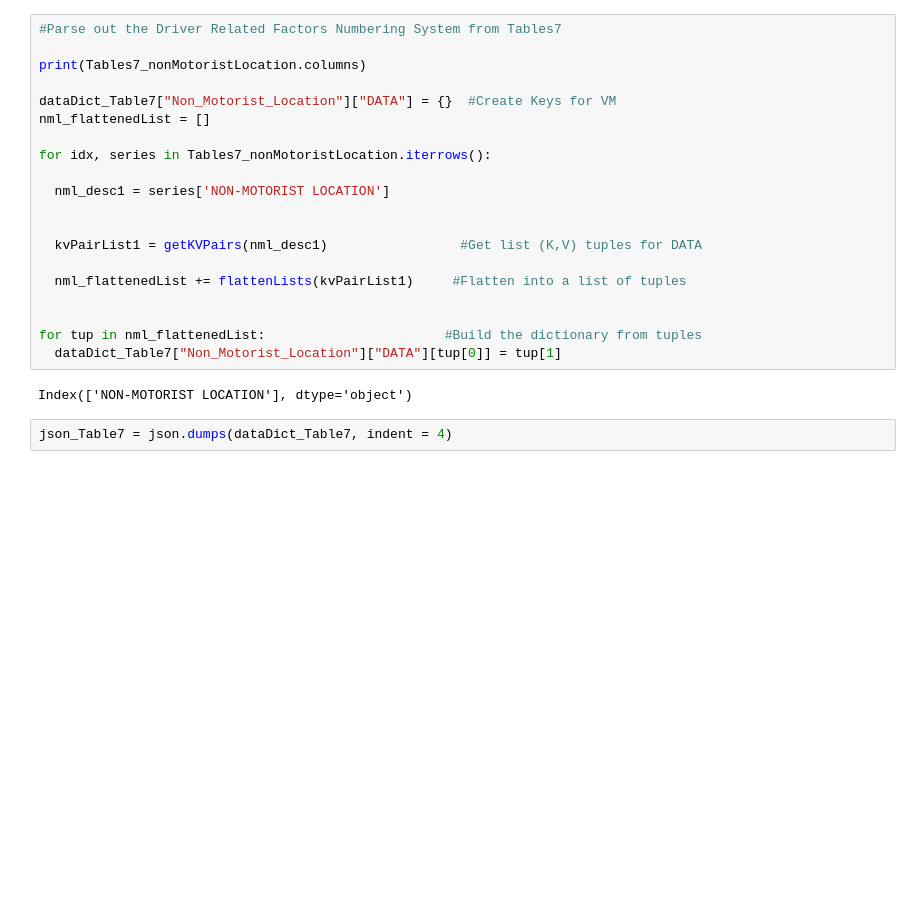
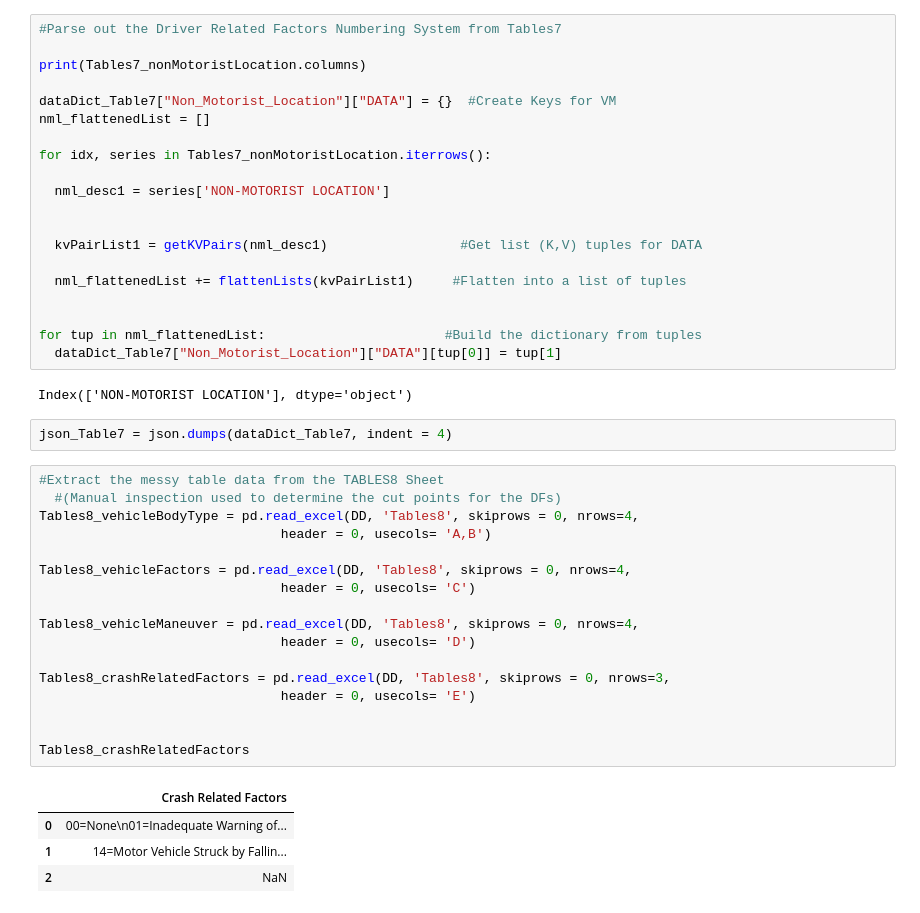
Before and after one commit to osullik/ic23050, a Jupyter notebook: DataDictionary.ipynb, the cells around one changed output. Cells and saved outputs as stored; diff of their text form; blank space fills up the shorter version.

```diff
--- a/DataDictionary.ipynb
+++ b/DataDictionary.ipynb
@@ -713,3 +713,25 @@ for tup in nml_flattenedList:                       #Build the dictionary from t
 Index(['NON-MOTORIST LOCATION'], dtype='object')
 # %%
 json_Table7 = json.dumps(dataDict_Table7, indent = 4)
+# %%
+#Extract the messy table data from the TABLES8 Sheet
+  #(Manual inspection used to determine the cut points for the DFs)
+Tables8_vehicleBodyType = pd.read_excel(DD, 'Tables8', skiprows = 0, nrows=4,
+                               header = 0, usecols= 'A,B')
+
+Tables8_vehicleFactors = pd.read_excel(DD, 'Tables8', skiprows = 0, nrows=4,
+                               header = 0, usecols= 'C')
+
+Tables8_vehicleManeuver = pd.read_excel(DD, 'Tables8', skiprows = 0, nrows=4,
+                               header = 0, usecols= 'D')
+
+Tables8_crashRelatedFactors = pd.read_excel(DD, 'Tables8', skiprows = 0, nrows=3,
+                               header = 0, usecols= 'E')
+
+
+Tables8_crashRelatedFactors
+# %% [output]
+|  | Crash Related Factors |
+| 0 | 00=None\n01=Inadequate Warning of... |
+| 1 | 14=Motor Vehicle Struck by Fallin... |
+| 2 | NaN |
```
Also changed, not shown: parts of 7 cells of this notebook.
